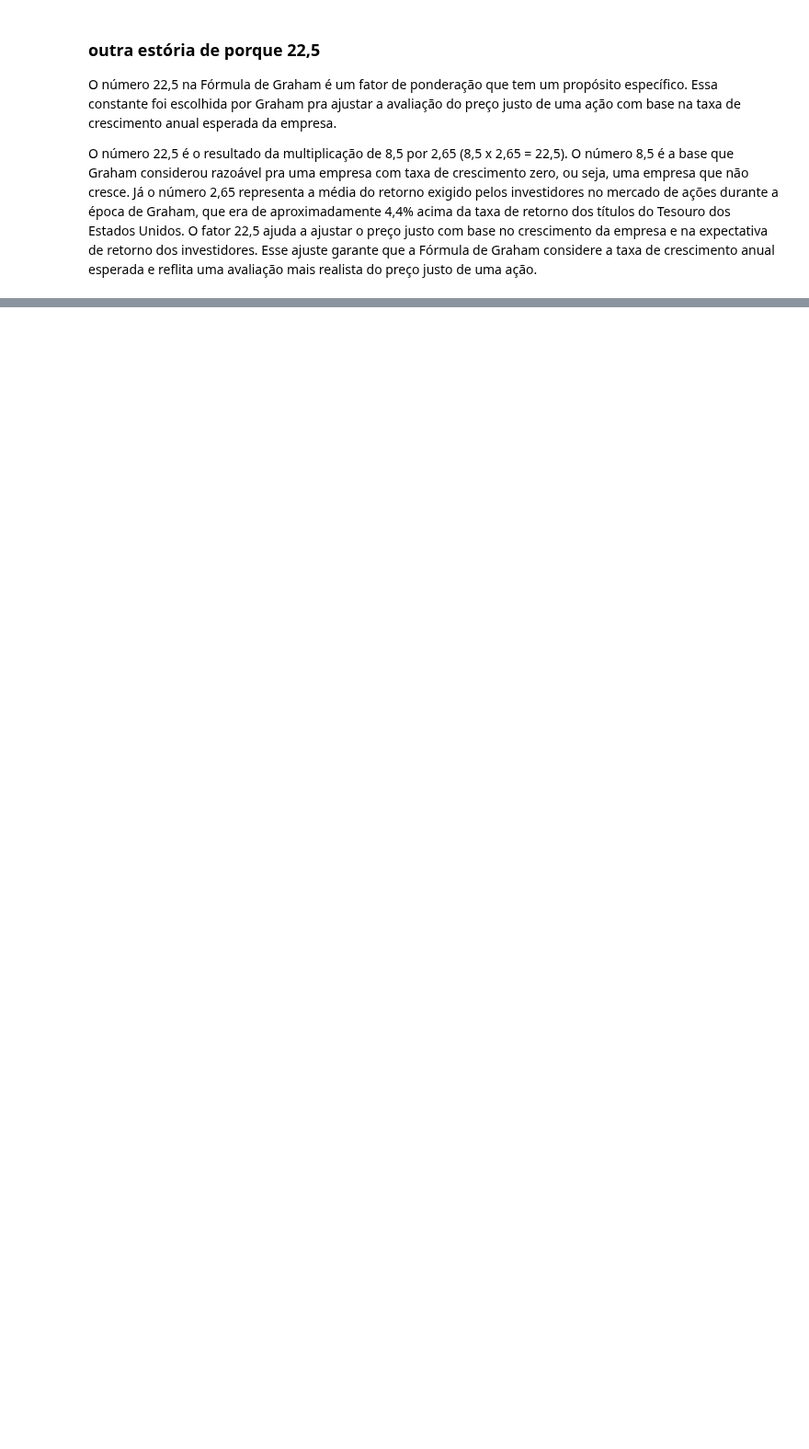
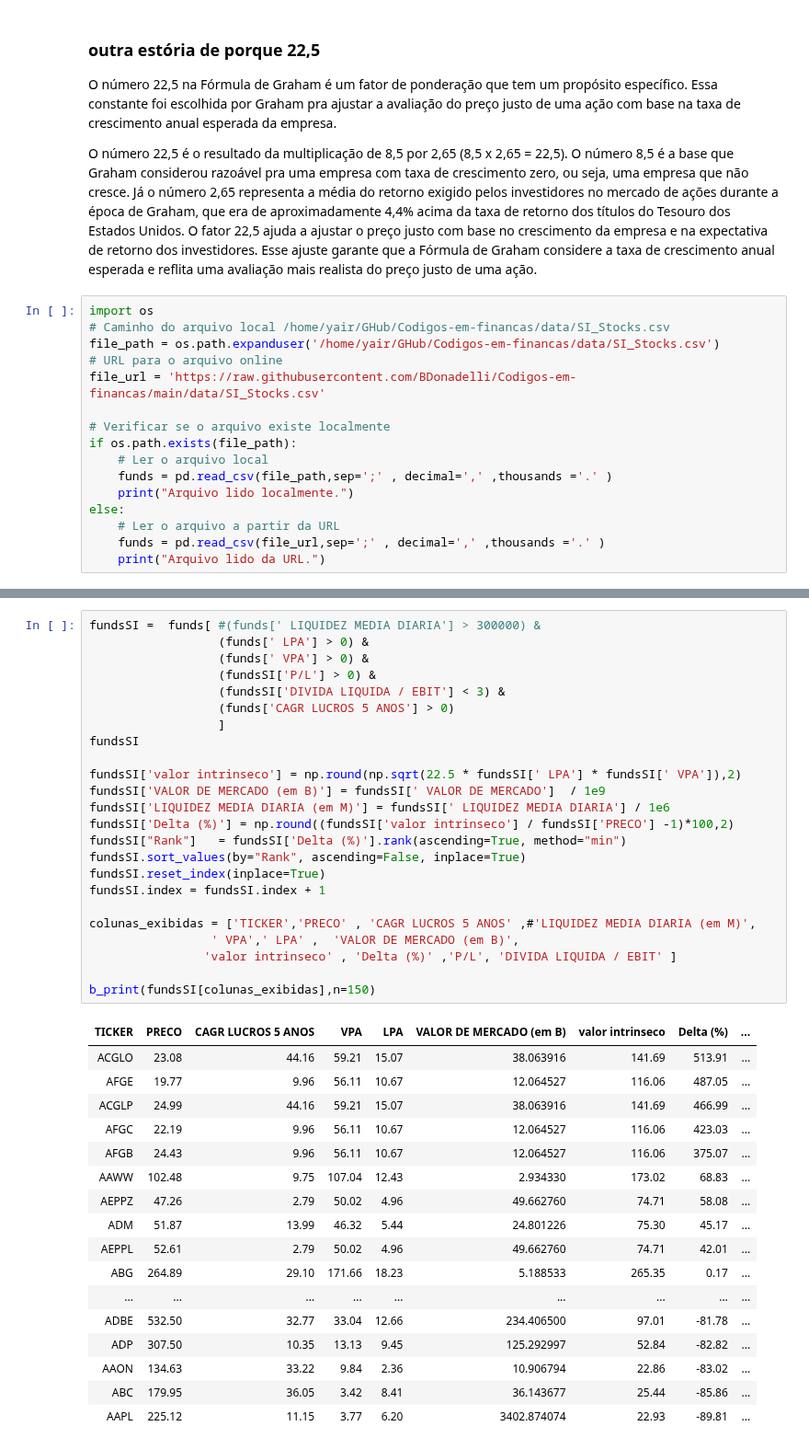
Before and after one commit to BDonadelli/Finance-playground, a Jupyter notebook: CART_graham.ipynb, the cells around one changed output, grey strips where cells are left out. Shown at 92% size. Drawn from its saved outputs; the diff is of its cells as text; blank space fills up the shorter version.

```diff
--- a/CART_graham.ipynb
+++ b/CART_graham.ipynb
@@ -184,3 +180,19 @@ b_print(df_limpo[colunas_exibidas])
 O número 22,5 na Fórmula de Graham é um fator de ponderação que tem um propósito específico. Essa constante foi escolhida por Graham pra ajustar a avaliação do preço justo de uma ação com base na taxa de crescimento anual esperada da empresa.
 
 O número 22,5 é o resultado da multiplicação de 8,5 por 2,65 (8,5 x 2,65 = 22,5). O número 8,5 é a base que Graham considerou razoável pra uma empresa com taxa de crescimento zero, ou seja, uma empresa que não cresce. Já o número 2,65 representa a média do retorno exigido pelos investidores no mercado de ações durante a época de Graham, que era de aproximadamente 4,4% acima da taxa de retorno dos títulos do Tesouro dos Estados Unidos. O fator 22,5 ajuda a ajustar o preço justo com base no crescimento da empresa e na expectativa de retorno dos investidores. Esse ajuste garante que a Fórmula de Graham considere a taxa de crescimento anual esperada e reflita uma avaliação mais realista do preço justo de uma ação.
+# %%
+import os
+# Caminho do arquivo local /home/yair/GHub/Codigos-em-financas/data/SI_Stocks.csv
+file_path = os.path.expanduser('/home/yair/GHub/Codigos-em-financas/data/SI_Stocks.csv')
+# URL para o arquivo online
+file_url = 'https://raw.githubusercontent.com/BDonadelli/Codigos-em-financas/main/data/SI_Stocks.csv'
+
+# Verificar se o arquivo existe localmente
+if os.path.exists(file_path):
+    # Ler o arquivo local
+    funds = pd.read_csv(file_path,sep=';' , decimal=',' ,thousands ='.' )
+    print("Arquivo lido localmente.")
+else:
+    # Ler o arquivo a partir da URL
+    funds = pd.read_csv(file_url,sep=';' , decimal=',' ,thousands ='.' )
+    print("Arquivo lido da URL.")
@@ -186,0 +228,42 @@ O número 22,5 é o resultado da multiplicação de 8,5 por 2,65 (8,5 x 2,65 = 2
+# %%
+fundsSI =  funds[ #(funds[' LIQUIDEZ MEDIA DIARIA'] > 300000) &
+                  (funds[' LPA'] > 0) &
+                  (funds[' VPA'] > 0) &
+                  (fundsSI['P/L'] > 0) &
+                  (fundsSI['DIVIDA LIQUIDA / EBIT'] < 3) &
+                  (funds['CAGR LUCROS 5 ANOS'] > 0)
+                  ]
+fundsSI
+
+fundsSI['valor intrinseco'] = np.round(np.sqrt(22.5 * fundsSI[' LPA'] * fundsSI[' VPA']),2)
+fundsSI['VALOR DE MERCADO (em B)'] = fundsSI[' VALOR DE MERCADO']  / 1e9
+fundsSI['LIQUIDEZ MEDIA DIARIA (em M)'] = fundsSI[' LIQUIDEZ MEDIA DIARIA'] / 1e6
+fundsSI['Delta (%)'] = np.round((fundsSI['valor intrinseco'] / fundsSI['PRECO'] -1)*100,2)
+fundsSI["Rank"]   = fundsSI['Delta (%)'].rank(ascending=True, method="min")
+fundsSI.sort_values(by="Rank", ascending=False, inplace=True)
+fundsSI.reset_index(inplace=True)
+fundsSI.index = fundsSI.index + 1
+
+colunas_exibidas = ['TICKER','PRECO' , 'CAGR LUCROS 5 ANOS' ,#'LIQUIDEZ MEDIA DIARIA (em M)',
+                 ' VPA',' LPA' ,  'VALOR DE MERCADO (em B)',
+                'valor intrinseco' , 'Delta (%)' ,'P/L', 'DIVIDA LIQUIDA / EBIT' ]
+
+b_print(fundsSI[colunas_exibidas],n=150)
+# %% [output]
+| TICKER | PRECO | CAGR LUCROS 5 ANOS | VPA | LPA | VALOR DE MERCADO (em B) | valor intrinseco | Delta (%) | ... |
+| ACGLO | 23.08 | 44.16 | 59.21 | 15.07 | 38.063916 | 141.69 | 513.91 | ... |
+| AFGE | 19.77 | 9.96 | 56.11 | 10.67 | 12.064527 | 116.06 | 487.05 | ... |
+| ACGLP | 24.99 | 44.16 | 59.21 | 15.07 | 38.063916 | 141.69 | 466.99 | ... |
+| AFGC | 22.19 | 9.96 | 56.11 | 10.67 | 12.064527 | 116.06 | 423.03 | ... |
+| AFGB | 24.43 | 9.96 | 56.11 | 10.67 | 12.064527 | 116.06 | 375.07 | ... |
+| AAWW | 102.48 | 9.75 | 107.04 | 12.43 | 2.934330 | 173.02 | 68.83 | ... |
+| AEPPZ | 47.26 | 2.79 | 50.02 | 4.96 | 49.662760 | 74.71 | 58.08 | ... |
+| ADM | 51.87 | 13.99 | 46.32 | 5.44 | 24.801226 | 75.30 | 45.17 | ... |
+| AEPPL | 52.61 | 2.79 | 50.02 | 4.96 | 49.662760 | 74.71 | 42.01 | ... |
+| ABG | 264.89 | 29.10 | 171.66 | 18.23 | 5.188533 | 265.35 | 0.17 | ... |
+| ... | ... | ... | ... | ... | ... | ... | ... | ... |
+| ADBE | 532.50 | 32.77 | 33.04 | 12.66 | 234.406500 | 97.01 | -81.78 | ... |
+| ADP | 307.50 | 10.35 | 13.13 | 9.45 | 125.292997 | 52.84 | -82.82 | ... |
+| AAON | 134.63 | 33.22 | 9.84 | 2.36 | 10.906794 | 22.86 | -83.02 | ... |
+| ABC | 179.95 | 36.05 | 3.42 | 8.41 | 36.143677 | 25.44 | -85.86 | ... |
+| AAPL | 225.12 | 11.15 | 3.77 | 6.20 | 3402.874074 | 22.93 | -89.81 | ... |
```
Also changed, not shown: parts of 8 cells of this notebook, 5 other files.
